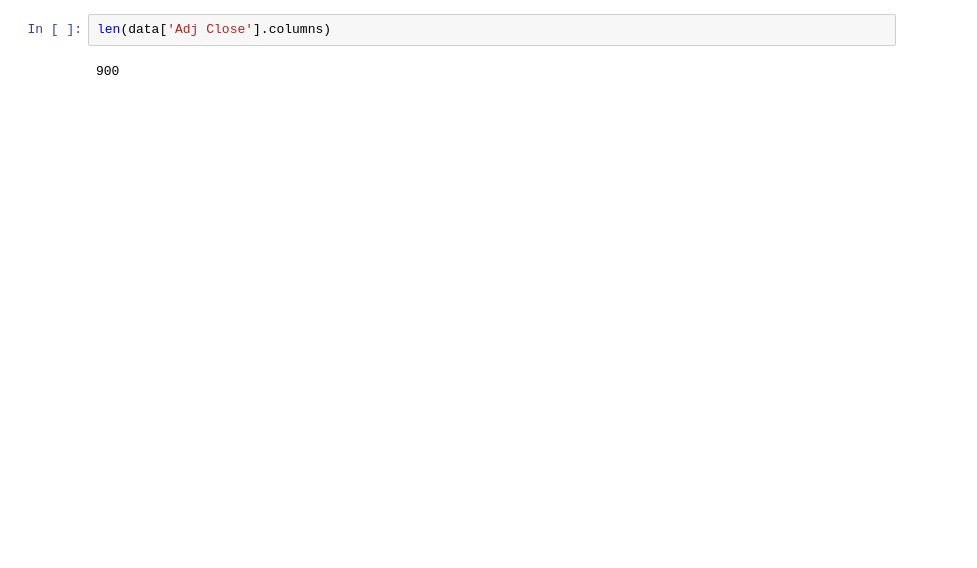
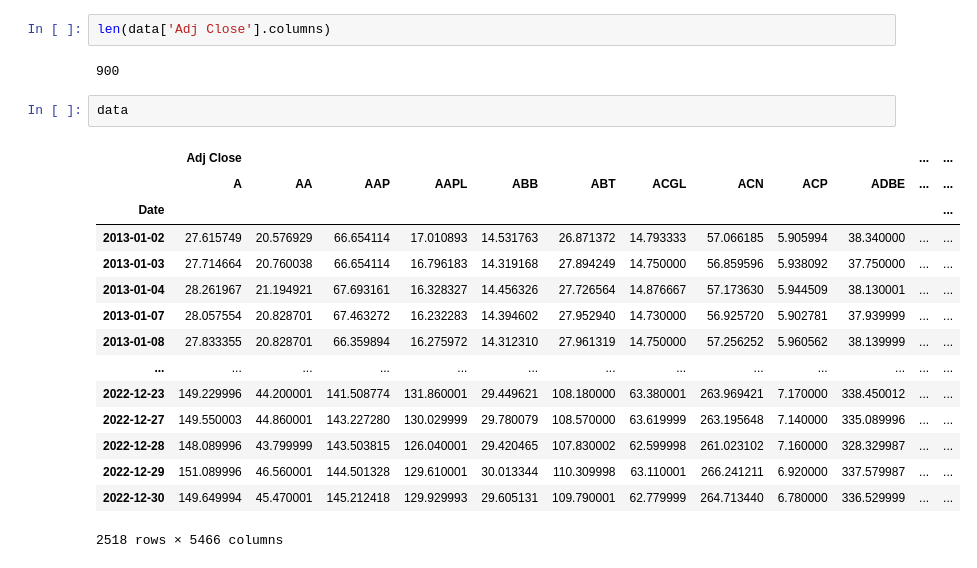
Before and after one commit to thomaspolstra/Number-Bunch-Crunch, a Jupyter notebook: LSTM/download_lots.ipynb, the cells around one changed output. Cells and saved outputs as stored; diff of their text form; blank space fills up the shorter version.

```diff
--- a/LSTM/download_lots.ipynb
+++ b/LSTM/download_lots.ipynb
@@ -38,3 +45,21 @@ data = download_or_read_data(all_symbols[1:], start_date='2013-01-01', end_date=
 len(data['Adj Close'].columns)
 # %% [output]
 900
+# %%
+data
+# %% [output]
+|  | Adj Close |  |  |  |  |  |  |  |  |  | ... | ... |
+|  | A | AA | AAP | AAPL | ABB | ABT | ACGL | ACN | ACP | ADBE | ... | ... |
+| Date |  |  |  |  |  |  |  |  |  |  |  | ... |
+| 2013-01-02 | 27.615749 | 20.576929 | 66.654114 | 17.010893 | 14.531763 | 26.871372 | 14.793333 | 57.066185 | 5.905994 | 38.340000 | ... | ... |
+| 2013-01-03 | 27.714664 | 20.760038 | 66.654114 | 16.796183 | 14.319168 | 27.894249 | 14.750000 | 56.859596 | 5.938092 | 37.750000 | ... | ... |
+| 2013-01-04 | 28.261967 | 21.194921 | 67.693161 | 16.328327 | 14.456326 | 27.726564 | 14.876667 | 57.173630 | 5.944509 | 38.130001 | ... | ... |
+| 2013-01-07 | 28.057554 | 20.828701 | 67.463272 | 16.232283 | 14.394602 | 27.952940 | 14.730000 | 56.925720 | 5.902781 | 37.939999 | ... | ... |
+| 2013-01-08 | 27.833355 | 20.828701 | 66.359894 | 16.275972 | 14.312310 | 27.961319 | 14.750000 | 57.256252 | 5.960562 | 38.139999 | ... | ... |
+| ... | ... | ... | ... | ... | ... | ... | ... | ... | ... | ... | ... | ... |
+| 2022-12-23 | 149.229996 | 44.200001 | 141.508774 | 131.860001 | 29.449621 | 108.180000 | 63.380001 | 263.969421 | 7.170000 | 338.450012 | ... | ... |
+| 2022-12-27 | 149.550003 | 44.860001 | 143.227280 | 130.029999 | 29.780079 | 108.570000 | 63.619999 | 263.195648 | 7.140000 | 335.089996 | ... | ... |
+| 2022-12-28 | 148.089996 | 43.799999 | 143.503815 | 126.040001 | 29.420465 | 107.830002 | 62.599998 | 261.023102 | 7.160000 | 328.329987 | ... | ... |
+| 2022-12-29 | 151.089996 | 46.560001 | 144.501328 | 129.610001 | 30.013344 | 110.309998 | 63.110001 | 266.241211 | 6.920000 | 337.579987 | ... | ... |
+| 2022-12-30 | 149.649994 | 45.470001 | 145.212418 | 129.929993 | 29.605131 | 109.790001 | 62.779999 | 264.713440 | 6.780000 | 336.529999 | ... | ... |
+2518 rows × 5466 columns
```
Also changed, not shown: parts of 3 cells of this notebook, 1 other file.
